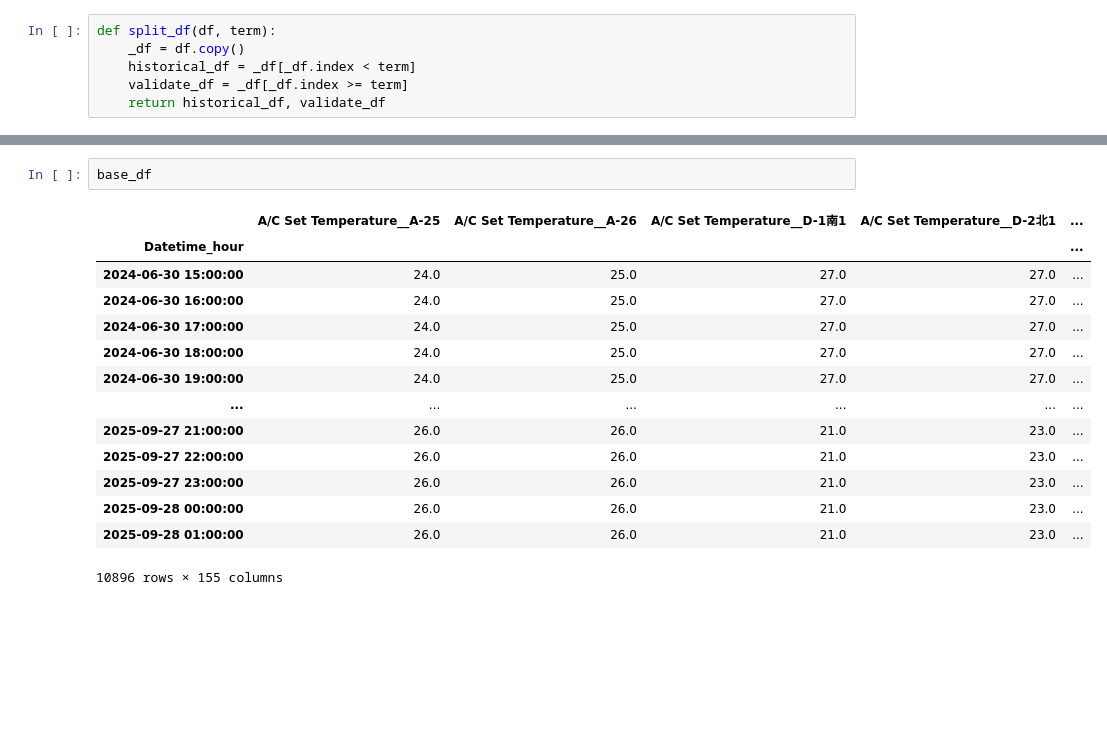
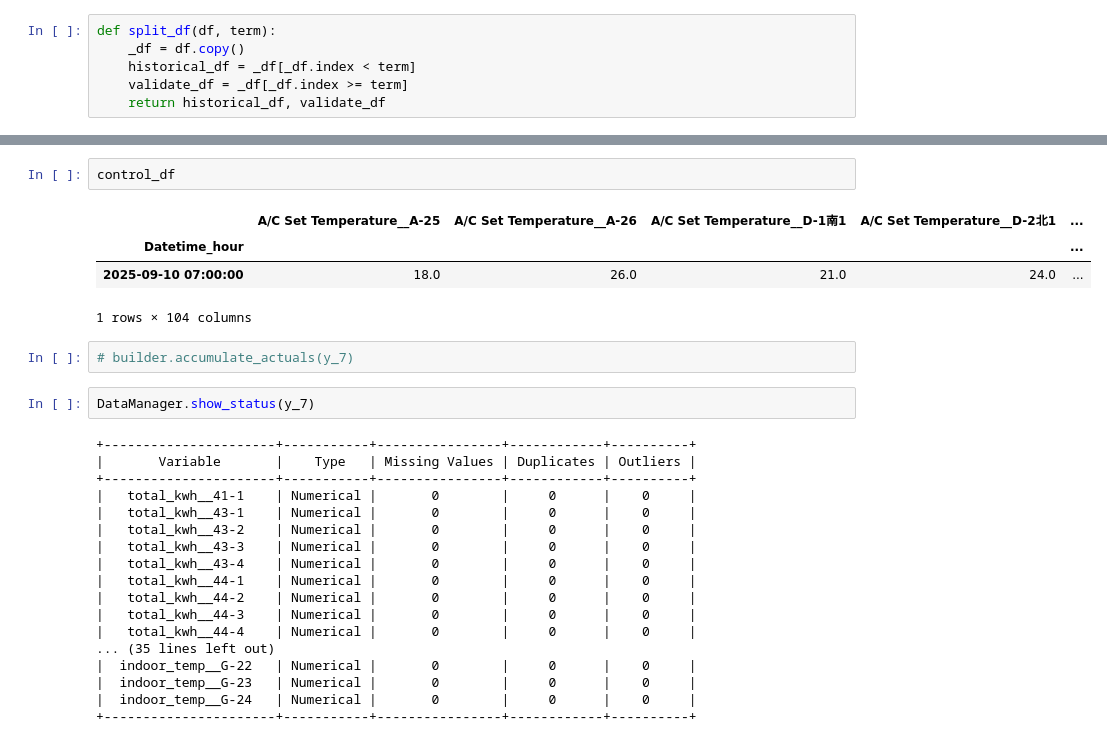
Before and after one commit to MENTERU/AIrux8_opti_logic_prod, a Jupyter notebook: services/airux8-optimize/notebooks/深層強化学習_下準備.ipynb, the cells around one changed output, grey strips where cells are left out. Saved outputs shown, nothing was run; the diff lists cells and outputs as text; blank space fills up the shorter version.

```diff
--- a/services/airux8-optimize/notebooks/深層強化学習_下準備.ipynb
+++ b/services/airux8-optimize/notebooks/深層強化学習_下準備.ipynb
@@ -246,17 +246,29 @@ y_7 = res_all["y_pred"].loc[[t0]]
-# %%
-base_df
-# %% [output]
-|  | A/C Set Temperature__A-25 | A/C Set Temperature__A-26 | A/C Set Temperature__D-1南1 | A/C Set Temperature__D-2北1 | ... |
-| Datetime_hour |  |  |  |  | ... |
-| 2024-06-30 15:00:00 | 24.0 | 25.0 | 27.0 | 27.0 | ... |
-| 2024-06-30 16:00:00 | 24.0 | 25.0 | 27.0 | 27.0 | ... |
-| 2024-06-30 17:00:00 | 24.0 | 25.0 | 27.0 | 27.0 | ... |
-| 2024-06-30 18:00:00 | 24.0 | 25.0 | 27.0 | 27.0 | ... |
-| 2024-06-30 19:00:00 | 24.0 | 25.0 | 27.0 | 27.0 | ... |
-| ... | ... | ... | ... | ... | ... |
-| 2025-09-27 21:00:00 | 26.0 | 26.0 | 21.0 | 23.0 | ... |
-| 2025-09-27 22:00:00 | 26.0 | 26.0 | 21.0 | 23.0 | ... |
-| 2025-09-27 23:00:00 | 26.0 | 26.0 | 21.0 | 23.0 | ... |
-| 2025-09-28 00:00:00 | 26.0 | 26.0 | 21.0 | 23.0 | ... |
-| 2025-09-28 01:00:00 | 26.0 | 26.0 | 21.0 | 23.0 | ... |
-10896 rows × 155 columns
+# %%
+control_df
+# %% [output]
+|  | A/C Set Temperature__A-25 | A/C Set Temperature__A-26 | A/C Set Temperature__D-1南1 | A/C Set Temperature__D-2北1 | ... |
+| Datetime_hour |  |  |  |  | ... |
+| 2025-09-10 07:00:00 | 18.0 | 26.0 | 21.0 | 24.0 | ... |
+1 rows × 104 columns
+# %%
+# builder.accumulate_actuals(y_7)
+# %%
+DataManager.show_status(y_7)
+# %% [output]
++----------------------+-----------+----------------+------------+----------+
+|       Variable       |    Type   | Missing Values | Duplicates | Outliers |
++----------------------+-----------+----------------+------------+----------+
+|   total_kwh__41-1    | Numerical |       0        |     0      |    0     |
+|   total_kwh__43-1    | Numerical |       0        |     0      |    0     |
+|   total_kwh__43-2    | Numerical |       0        |     0      |    0     |
+|   total_kwh__43-3    | Numerical |       0        |     0      |    0     |
+|   total_kwh__43-4    | Numerical |       0        |     0      |    0     |
+|   total_kwh__44-1    | Numerical |       0        |     0      |    0     |
+|   total_kwh__44-2    | Numerical |       0        |     0      |    0     |
+|   total_kwh__44-3    | Numerical |       0        |     0      |    0     |
+|   total_kwh__44-4    | Numerical |       0        |     0      |    0     |
+... (35 lines left out)
+|  indoor_temp__G-22   | Numerical |       0        |     0      |    0     |
+|  indoor_temp__G-23   | Numerical |       0        |     0      |    0     |
+|  indoor_temp__G-24   | Numerical |       0        |     0      |    0     |
++----------------------+-----------+----------------+------------+----------+
```
Also changed, not shown: parts of 6 cells of this notebook, 11 other files.
